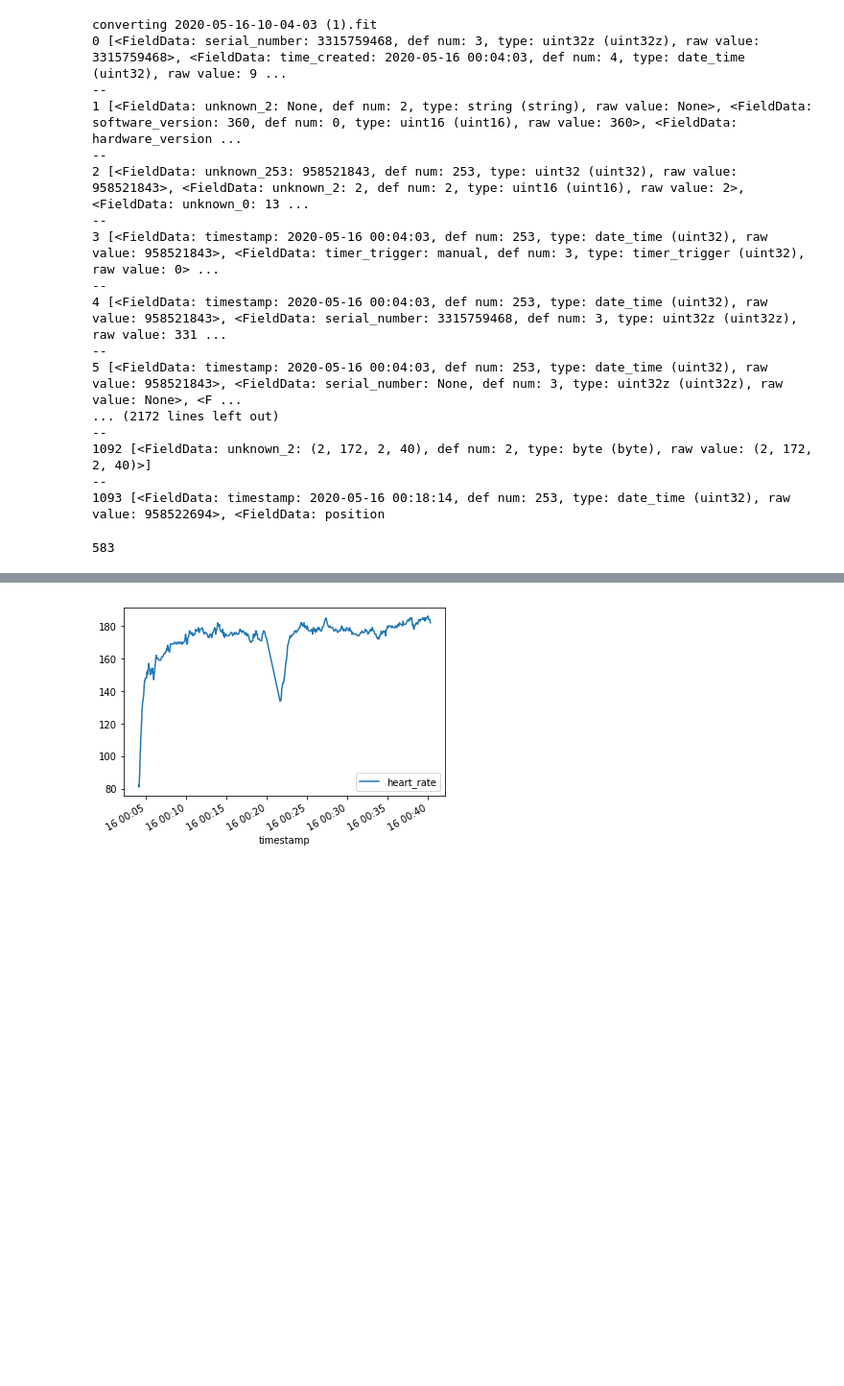
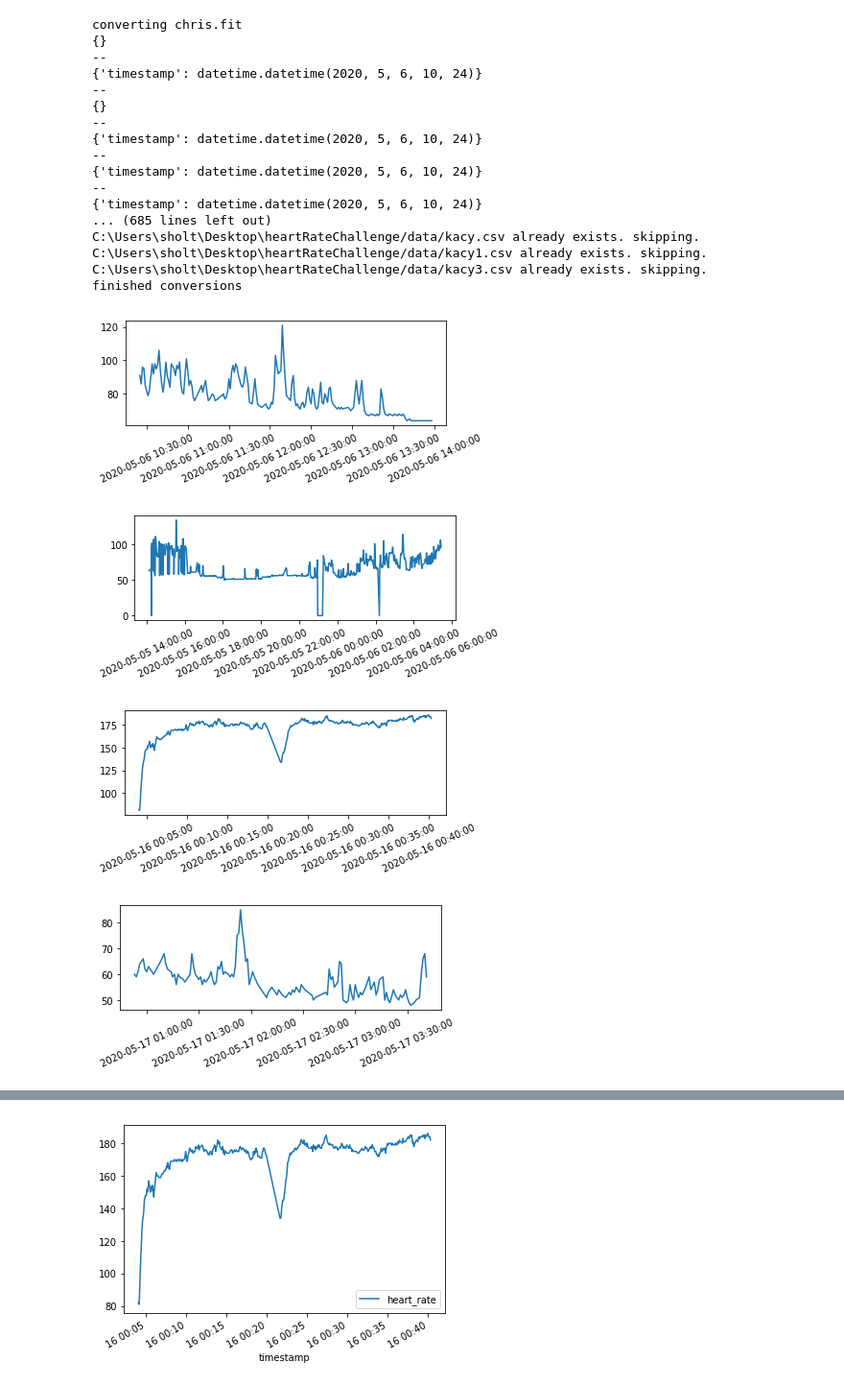
Before and after one commit to sholtodouglas/heartRateChallenge, a Jupyter notebook: parsing.ipynb, the cells around one changed output, grey strips where cells are left out. Shown: that part at 96% size. Cells and saved outputs as stored; diff of their text form; code cells hidden in the pictures; blank space fills up the shorter version.

```diff
--- a/parsing.ipynb
+++ b/parsing.ipynb
@@ -48,14 +48,14 @@ def write_fitfile_to_csv(fitfile, output_file='test_output.csv'):
         fields = m.fields
         #check for important data types
         mdata = {}
-        print(i, fields)
-        print('--')
+#         print(i, fields)
+#         print('--')
         for field in fields:
 
             if field.name in allowed_fields:
                 if field.name=='timestamp' and timestamp_16_found is False :
                     initial_timestamp = unix_time_s(field.value)
-                    mdata['timestamp'] = field.value # fill in the value with the timestamp.
+                    #mdata['timestamp'] = field.value # fill in the value with the timestamp.
                 if field.name=='timestamp_16':
                     if timestamp_16_found is False:
                         timestamp_16_found = True
@@ -72,19 +72,18 @@ def write_fitfile_to_csv(fitfile, output_file='test_output.csv'):
             if rf not in mdata:
                 skip=True
 
-#         print(mdata)
-#         print('--')
+        print(mdata)
+        print('--')
 
-#         try:
-#             #print(last_timestamp, mdata['timestamp_s'])
-
-#             if last_timestamp is None:
-#                 last_timestamp = mdata['timestamp_s']
-#             #print(i,last_timestamp > mdata['timestamp_s'])
-#             if last_timestamp > mdata['timestamp_s']:
-#                 skip = True
-#         except:
-#             continue
+        try:
+            #print(last_timestamp, mdata['timestamp_s'])
+            if last_timestamp is None:
+                last_timestamp = mdata['timestamp_s']
+            #print(i,last_timestamp > mdata['timestamp_s'])
+            if last_timestamp > mdata['timestamp_s']:
+                skip = True
+        except:
+            pass
 
         if not skip:
             counter += 1
@@ -102,24 +101,20 @@ def write_fitfile_to_csv(fitfile, output_file='test_output.csv'):
 
 main()
 # %% [output]
-converting 2020-05-16-10-04-03 (1).fit
-0 [<FieldData: serial_number: 3315759468, def num: 3, type: uint32z (uint32z), raw value: 3315759468>, <FieldData: time_created: 2020-05-16 00:04:03, def num: 4, type: date_time (uint32), raw value: 9 ...
+converting chris.fit
+{}
 --
-1 [<FieldData: unknown_2: None, def num: 2, type: string (string), raw value: None>, <FieldData: software_version: 360, def num: 0, type: uint16 (uint16), raw value: 360>, <FieldData: hardware_version ...
+{'timestamp': datetime.datetime(2020, 5, 6, 10, 24)}
 --
-2 [<FieldData: unknown_253: 958521843, def num: 253, type: uint32 (uint32), raw value: 958521843>, <FieldData: unknown_2: 2, def num: 2, type: uint16 (uint16), raw value: 2>, <FieldData: unknown_0: 13 ...
+{}
 --
-3 [<FieldData: timestamp: 2020-05-16 00:04:03, def num: 253, type: date_time (uint32), raw value: 958521843>, <FieldData: timer_trigger: manual, def num: 3, type: timer_trigger (uint32), raw value: 0> ...
+{'timestamp': datetime.datetime(2020, 5, 6, 10, 24)}
 --
-4 [<FieldData: timestamp: 2020-05-16 00:04:03, def num: 253, type: date_time (uint32), raw value: 958521843>, <FieldData: serial_number: 3315759468, def num: 3, type: uint32z (uint32z), raw value: 331 ...
+{'timestamp': datetime.datetime(2020, 5, 6, 10, 24)}
 --
-5 [<FieldData: timestamp: 2020-05-16 00:04:03, def num: 253, type: date_time (uint32), raw value: 958521843>, <FieldData: serial_number: None, def num: 3, type: uint32z (uint32z), raw value: None>, <F ...
-... (2172 lines left out)
---
-1092 [<FieldData: unknown_2: (2, 172, 2, 40), def num: 2, type: byte (byte), raw value: (2, 172, 2, 40)>]
---
-1093 [<FieldData: timestamp: 2020-05-16 00:18:14, def num: 253, type: date_time (uint32), raw value: 958522694>, <FieldData: position
+{'timestamp': datetime.datetime(2020, 5, 6, 10, 24)}
+... (685 lines left out)
+C:\Users\sholt\Desktop\heartRateChallenge/data/kacy.csv already exists. skipping.
+C:\Users\sholt\Desktop\heartRateChallenge/data/kacy1.csv already exists. skipping.
+C:\Users\sholt\Desktop\heartRateChallenge/data/kacy3.csv already exists. skipping.
+finished conversions
-# %%
-len(df)
-# %% [output]
-583
@@ -129,0 +172,21 @@ import matplotlib.dates as md
+# %%
+files = os.listdir(os.getcwd()+'/data')
+csv_files = [file for file in files if file[-4:].lower()=='.csv']
+
+for c in csv_files:
+    filename = 'data/'+c
+    try:
+        df = ingest(filename)[1:]
+        if len(df) > 0:
+            plot(df, filename)
+            points = calc_points(df, filename)
+        for f in friends:
+            if f.name in filename:
+                f.points += points
+    except:
+        pass
+# %% [output]
+[figure, added]
+[figure, added]
+[figure, added]
+[figure, added]
```
Also changed, not shown: parts of 9 cells of this notebook, 7 other files.
